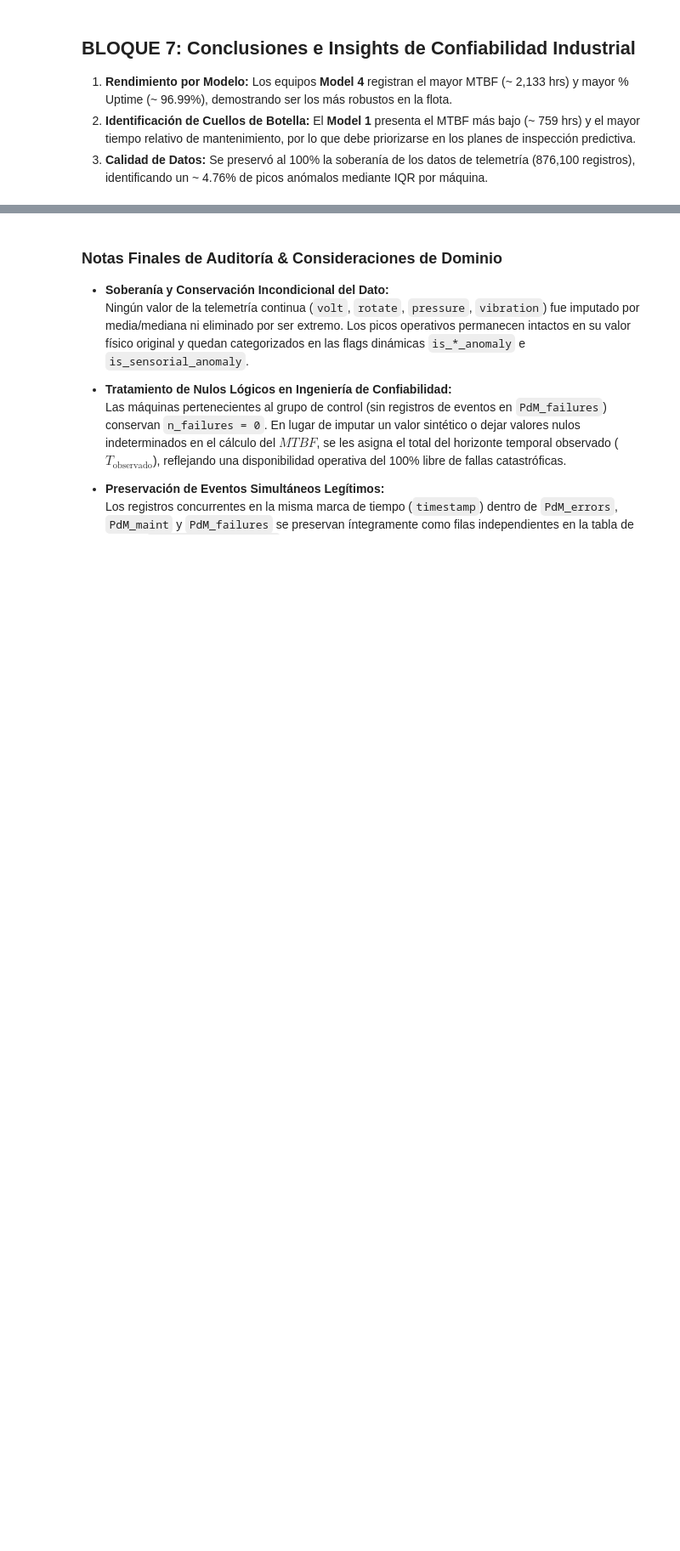
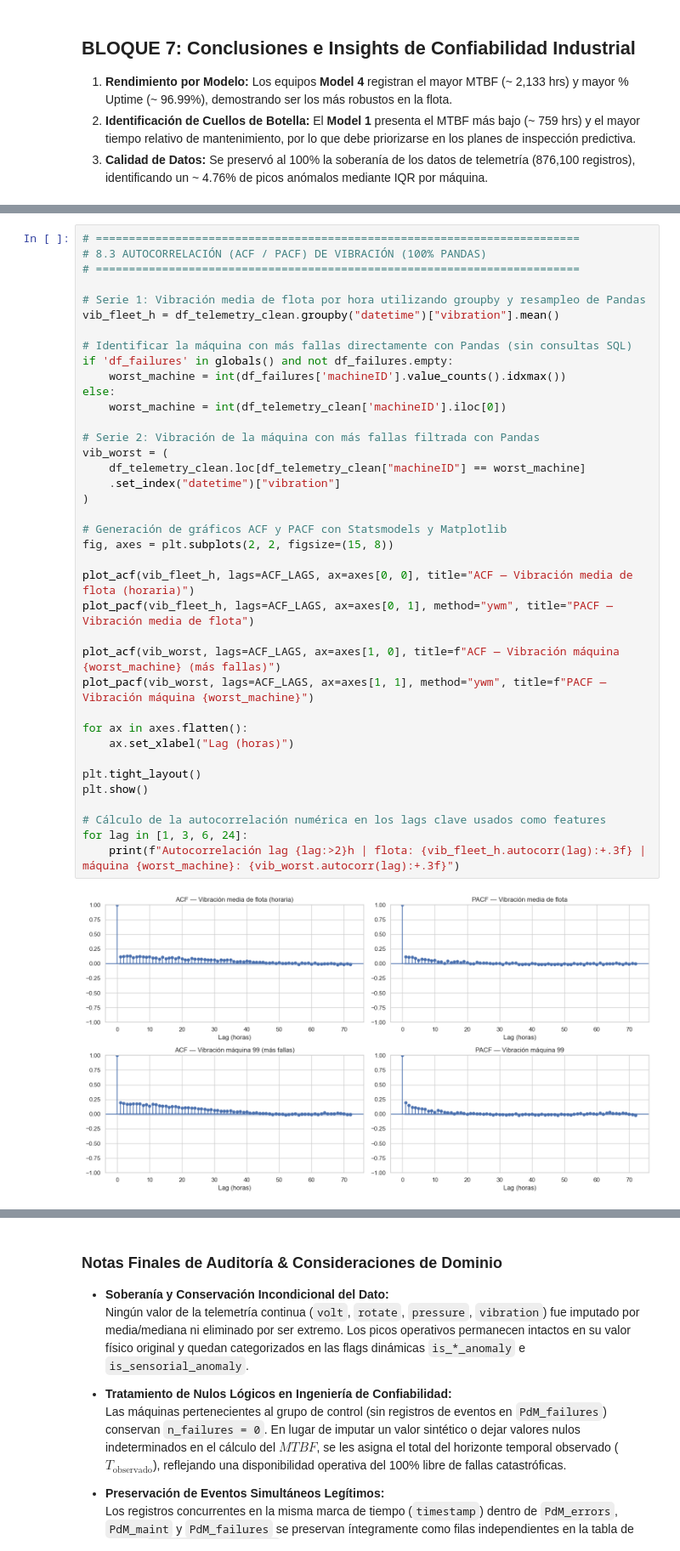
Before and after one commit to marcoarenash/proyecto-2-monitoreo-infraestructura, a Jupyter notebook: Proyecto2_Portafolio/notebooks/Proyecto2_DAP_Analisis.ipynb, the cells around one changed output, grey strips where cells are left out. Shown at 85% size. Cells and saved outputs as stored; diff of their text form; blank space fills up the shorter version.

```diff
--- a/Proyecto2_Portafolio/notebooks/Proyecto2_DAP_Analisis.ipynb
+++ b/Proyecto2_Portafolio/notebooks/Proyecto2_DAP_Analisis.ipynb
@@ -454,0 +592,40 @@ for f in os.listdir(OUTPUT_DIR):
+# %%
+# =========================================================================
+# 8.3 AUTOCORRELACIÓN (ACF / PACF) DE VIBRACIÓN (100% PANDAS)
+# =========================================================================
+
+# Serie 1: Vibración media de flota por hora utilizando groupby y resampleo de Pandas
+vib_fleet_h = df_telemetry_clean.groupby("datetime")["vibration"].mean()
+
+# Identificar la máquina con más fallas directamente con Pandas (sin consultas SQL)
+if 'df_failures' in globals() and not df_failures.empty:
+    worst_machine = int(df_failures['machineID'].value_counts().idxmax())
+else:
+    worst_machine = int(df_telemetry_clean['machineID'].iloc[0])
+
+# Serie 2: Vibración de la máquina con más fallas filtrada con Pandas
+vib_worst = (
+    df_telemetry_clean.loc[df_telemetry_clean["machineID"] == worst_machine]
+    .set_index("datetime")["vibration"]
+)
+
+# Generación de gráficos ACF y PACF con Statsmodels y Matplotlib
+fig, axes = plt.subplots(2, 2, figsize=(15, 8))
+
+plot_acf(vib_fleet_h, lags=ACF_LAGS, ax=axes[0, 0], title="ACF — Vibración media de flota (horaria)")
+plot_pacf(vib_fleet_h, lags=ACF_LAGS, ax=axes[0, 1], method="ywm", title="PACF — Vibración media de flota")
+
+plot_acf(vib_worst, lags=ACF_LAGS, ax=axes[1, 0], title=f"ACF — Vibración máquina {worst_machine} (más fallas)")
+plot_pacf(vib_worst, lags=ACF_LAGS, ax=axes[1, 1], method="ywm", title=f"PACF — Vibración máquina {worst_machine}")
+
+for ax in axes.flatten():
+    ax.set_xlabel("Lag (horas)")
+
+plt.tight_layout()
+plt.show()
+
+# Cálculo de la autocorrelación numérica en los lags clave usados como features
+for lag in [1, 3, 6, 24]:
+    print(f"Autocorrelación lag {lag:>2}h | flota: {vib_fleet_h.autocorr(lag):+.3f} | máquina {worst_machine}: {vib_worst.autocorr(lag):+.3f}")
+# %% [output]
+[figure, added]
```
Also changed, not shown: parts of 19 cells of this notebook.
